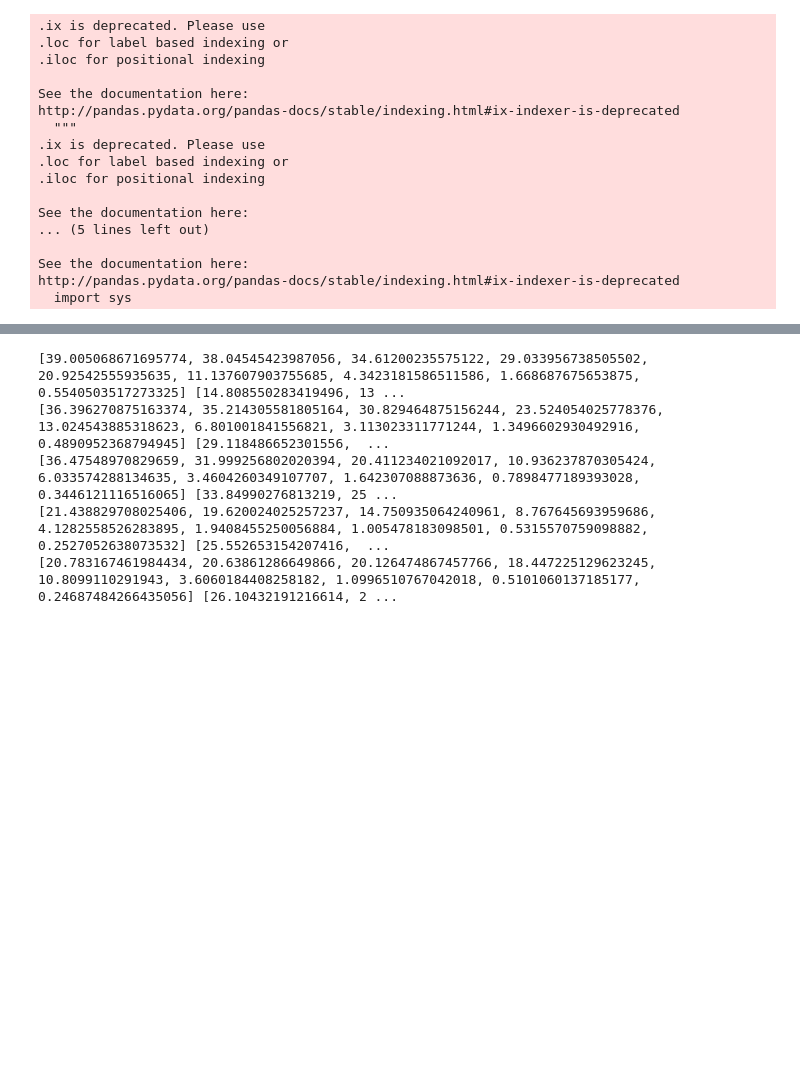
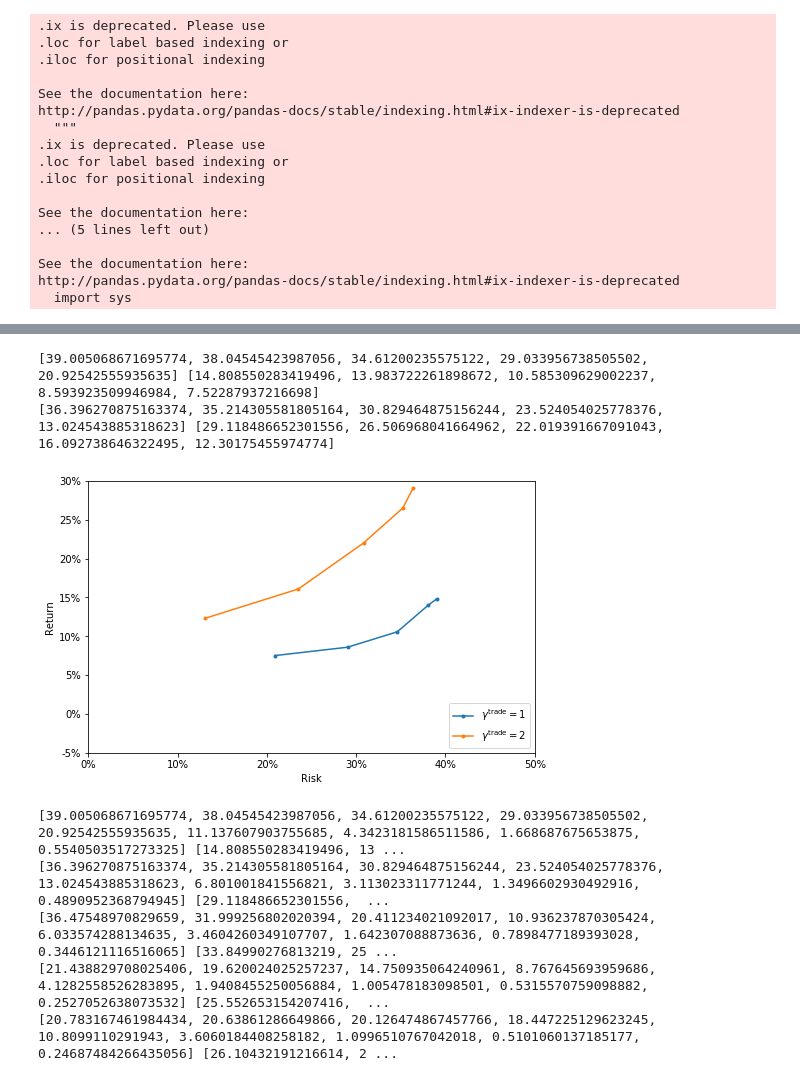
Before and after one commit to yowtzu/helium, a Jupyter notebook: examples/SinglePeriodOptimization.ipynb, the cells around one changed output, grey strips where cells are left out. Drawn from its saved outputs; the diff is of its cells as text; code cells hidden in the pictures; blank space fills up the shorter version.

```diff
--- a/examples/SinglePeriodOptimization.ipynb
+++ b/examples/SinglePeriodOptimization.ipynb
@@ -107,9 +107,15 @@ simulator = helium.MarketSimulator(returns, volumes, costs=[
     simulated_tcost,
     simulated_hcost
 ], cash_ticker=cash_ticker)
+# %%
+r_est_dict = {}
+d_est_dict = {}
+for day, series in return_estimate.iterrows():
+    r_est_dict[day] = return_estimate.loc[[day]].copy()
+    deltas = return_estimate.loc[[day]].copy()
+    deltas[:] = 0.
+    d_est_dict[day] = deltas
 # %%
-deltas = return_estimate.copy()
-deltas[:]  = 0.
-r= helium.DefaultRet(return_estimate, deltas = deltas, gamma_decay=None)
+r= helium.DefaultRet(r_est_dict,  d_est_dict , gamma_decay=None)
 
-Sigma_hat = returns.rolling(window=250, min_periods=250).cov().unstack().shift(1).stack().dropna()
+#Sigma_hat = returns.rolling(window=250, min_periods=250).cov().unstack().shift(1).stack().dropna()
@@ -116,10 +124,11 @@ Sigma_hat = returns.rolling(window=250, min_periods=250).cov().unstack().shift(1
 # %%
 policies = {}
 results = {}
-gamma_risks_coarse=[.1,.3,1,3,10,30,100,300,1000]
-gamma_tcosts_coarse=[1., 2., 5,10,20]
+gamma_risks_coarse=[.1,.3,1, 3,10]#,30,100,300,1000]
+gamma_tcosts_coarse=[1., 2.]#, 5,10,20]
 for gamma_risk in gamma_risks_coarse:
     for gamma_tcost in gamma_tcosts_coarse:
+        print(gamma_risk, gamma_tcost)
         risk_model = helium.BasicRiskCost(gamma_risk, Sigma_hat)
         optimization_hcost = helium.HoldingCost(gamma = 1., borrow_costs=borrow_costs, dividends=dividends)
         optimization_tcost = helium.TransactionCost(gamma_tcost,
@@ -149,6 +169,30 @@ for k in results:
         result_df_coarse.loc[k[0], k[1]] = results[k]
 
 result_df = result_df_coarse.loc[sorted(result_df_coarse.index), sorted(result_df_coarse.columns)]
+# %%
+plt.figure(figsize=(8,5))
+for gamma_tcost in result_df.columns:
+    x=[el.excess_returns.std()*100*np.sqrt(250) for el in result_df[gamma_tcost]]
+    y=[el.excess_returns.mean()*100*250 for el in result_df[gamma_tcost]]
+    print(x,y)
+    plt.plot(np.array(x),np.array(y), '.-', label='$\gamma^\mathrm{trade} = %g$'%gamma_tcost)
+plt.legend(loc='lower right')
+plt.xlabel('Risk')
+plt.ylabel('Return')
+plt.xlim([0,50])
+plt.ylim([-5,30])
+
+
+import matplotlib.ticker as mtick
+ax = plt.gca()
+ax.xaxis.set_major_formatter(mtick.FormatStrFormatter('%.0f%%'))
+ax.yaxis.set_major_formatter(mtick.FormatStrFormatter('%.0f%%'))
+
+#plt.savefig(plotdir+'spo_riskrewardfrontier.png')
+# %% [output]
+[39.005068671695774, 38.04545423987056, 34.61200235575122, 29.033956738505502, 20.92542555935635] [14.808550283419496, 13.983722261898672, 10.585309629002237, 8.593923509946984, 7.52287937216698]
+[36.396270875163374, 35.214305581805164, 30.829464875156244, 23.524054025778376, 13.024543885318623] [29.118486652301556, 26.506968041664962, 22.019391667091043, 16.092738646322495, 12.30175455974774]
+[figure, added]
 # %%
 plt.figure(figsize=(8,5))
 for gamma_tcost in result_df.columns:
```
Also changed, not shown: parts of 8 cells of this notebook, 10 other files.
